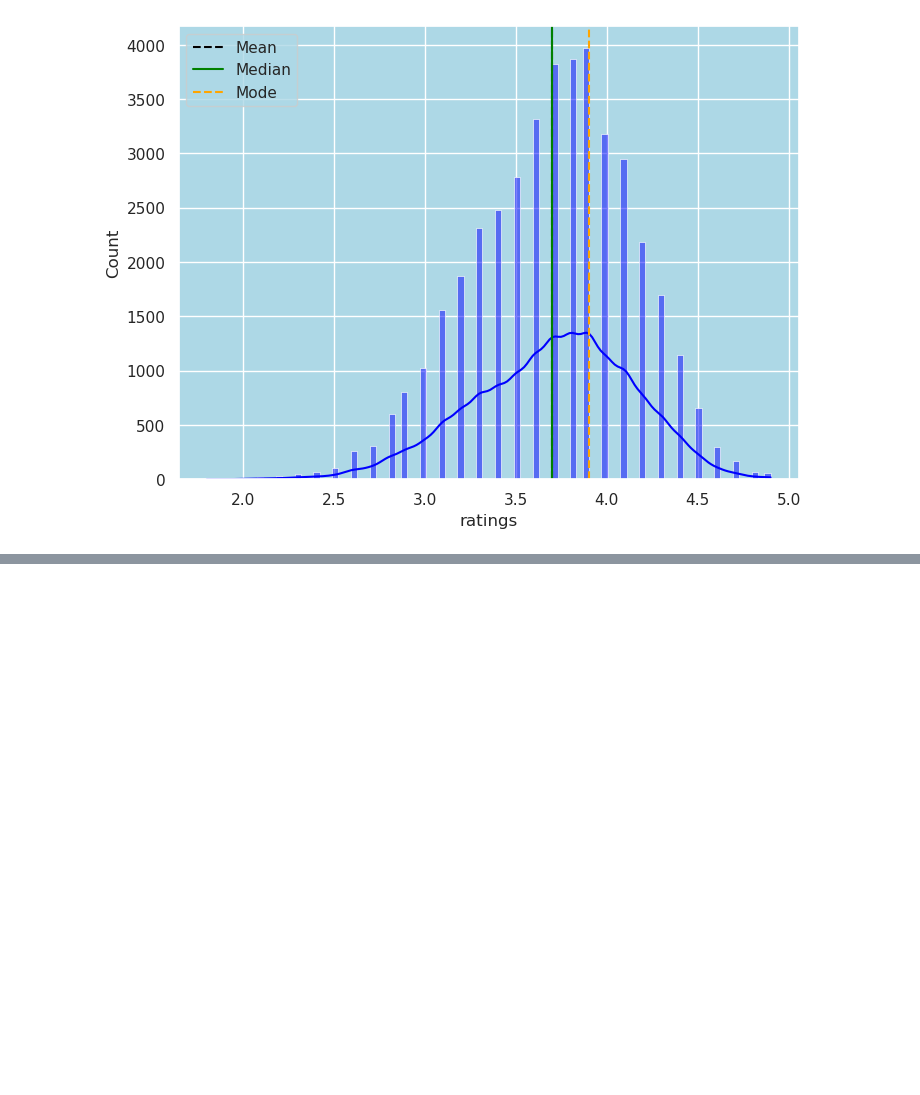
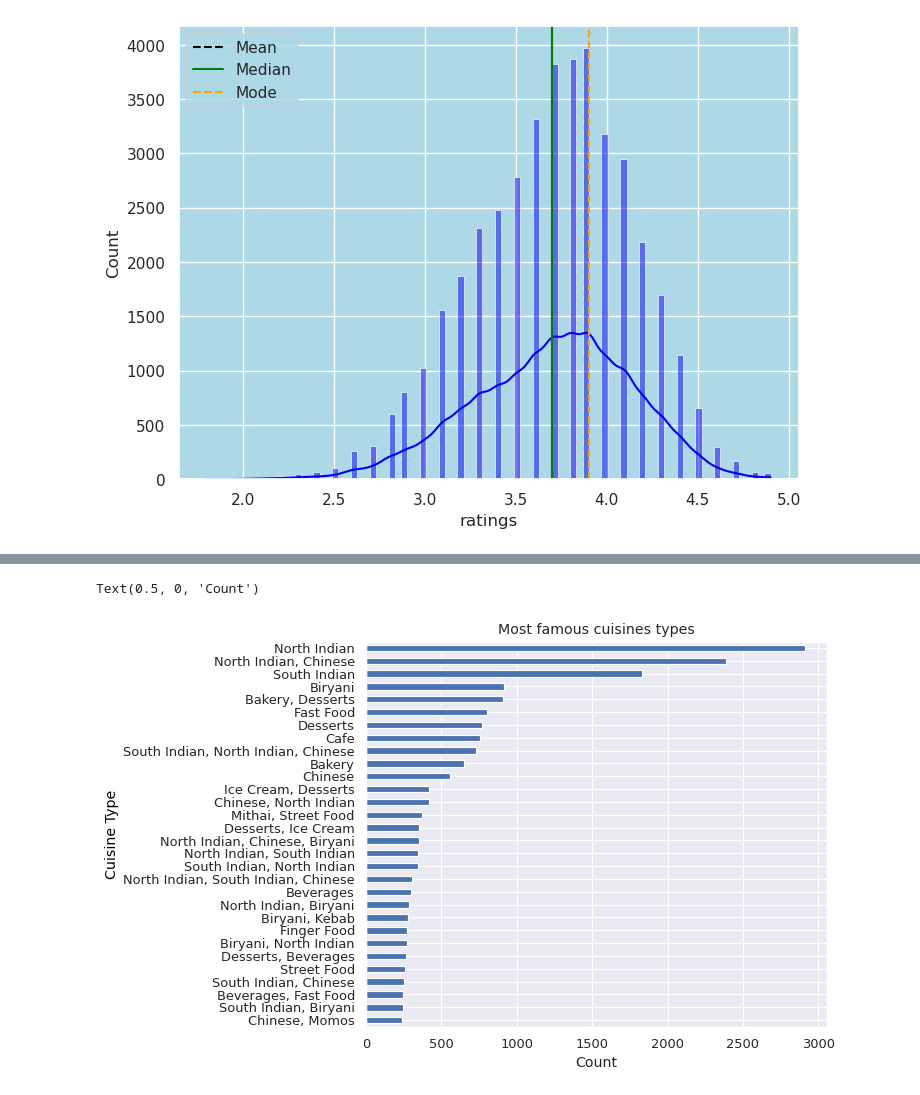
Before and after one commit to harshlohani/zomato-analysis, a Jupyter notebook: zomato_bengaluru.ipynb, the cells around one changed output, grey strips where cells are left out. Cells and saved outputs as stored; diff of their text form; code cells hidden in the pictures; blank space fills up the shorter version.

Commit message:
added most popular cuisines type with bar graph and commnets

```diff
--- a/zomato_bengaluru.ipynb
+++ b/zomato_bengaluru.ipynb
@@ -271,0 +273,5 @@ Text(0.5, 0, 'Count')
+# %%
+cuisines_counts=pd.value_counts(file['cuisines']).to_frame()     # Most famous cuisines in Bengaluru
+cuisines= cuisines_counts.iloc[0:30].sort_values('cuisines')
+cuisines.index.name = 'cuisines type'
+cuisines.rename(columns = {'cuisines':'Number'},inplace = True)
@@ -271,0 +299,13 @@ Text(0.5, 0, 'Count')
+# %%
+from matplotlib.pyplot import figure
+plt.figure(figsize=(7, 6), dpi=85)
+sns.set_style("dark")
+sns.set(rc={'figure.facecolor':'white'})
+
+cuisines['Number'].plot(kind="barh")
+plt.title("Most famous cuisines types")
+plt.ylabel("Cuisine Type",color="black")
+plt.xlabel("Count")
+# %% [output]
+Text(0.5, 0, 'Count')
+[figure, added]
```
Also changed, not shown: parts of 24 cells of this notebook.
